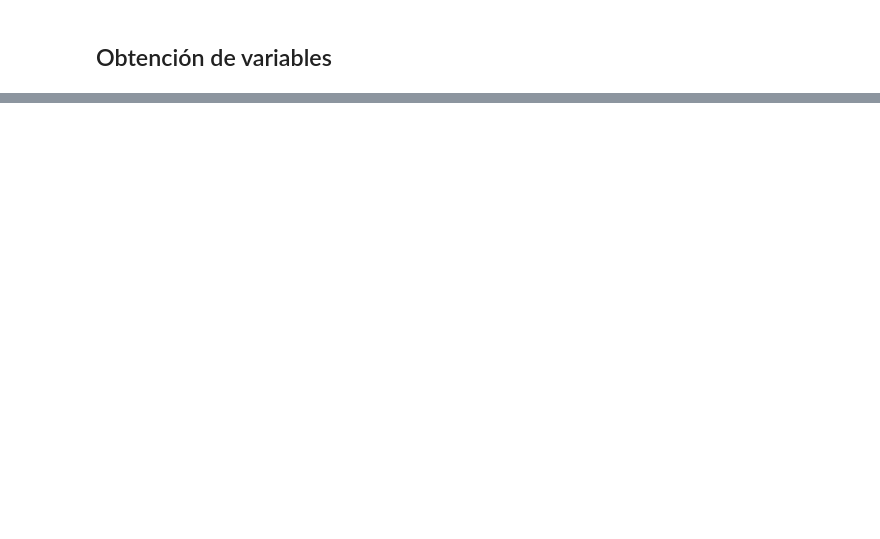
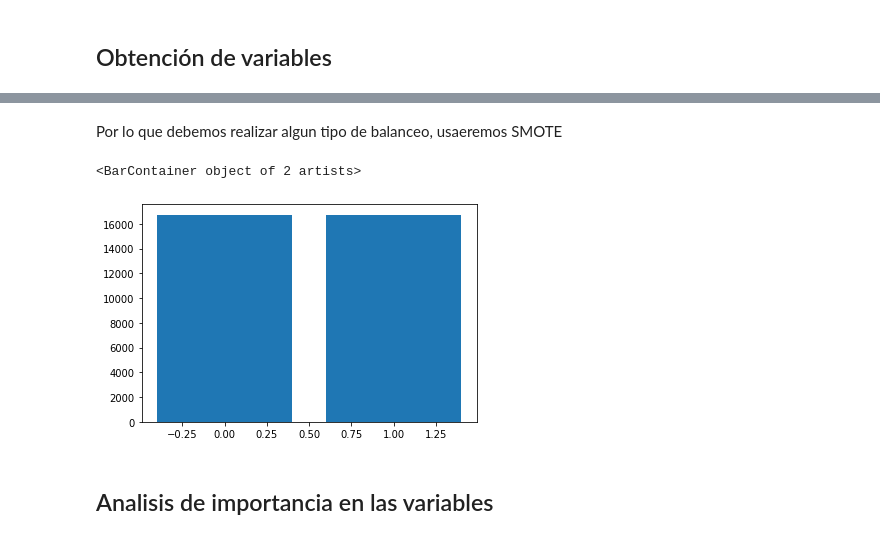
Before and after one commit to JulianDMN/ExcelCredit_Reto3, a Jupyter notebook: Reto3.ipynb, the cells around one changed output, grey strips where cells are left out. Cells and saved outputs as stored; diff of their text form; code cells hidden in the pictures; blank space fills up the shorter version.

```diff
--- a/Reto3.ipynb
+++ b/Reto3.ipynb
@@ -135,0 +524,12 @@ Observamos que "cuotas" no cuantifica comportamientos por crédito per se y aún
+# %% [markdown]
+Por lo que debemos realizar algun tipo de balanceo, usaeremos SMOTE
+# %%
+oversample = SMOTE()
+train_os = pd.DataFrame()
+train_os[x_columns], train_os[y_columns] = oversample.fit_resample(train[x_columns], train[y_columns])
+plt.bar(train_os['estado'].value_counts().index,train_os['estado'].value_counts().values)
+# %% [output]
+<BarContainer object of 2 artists>
+[figure, added]
+# %% [markdown]
+## Analisis de importancia en las variables
```
Also changed, not shown: parts of 84 cells of this notebook.
